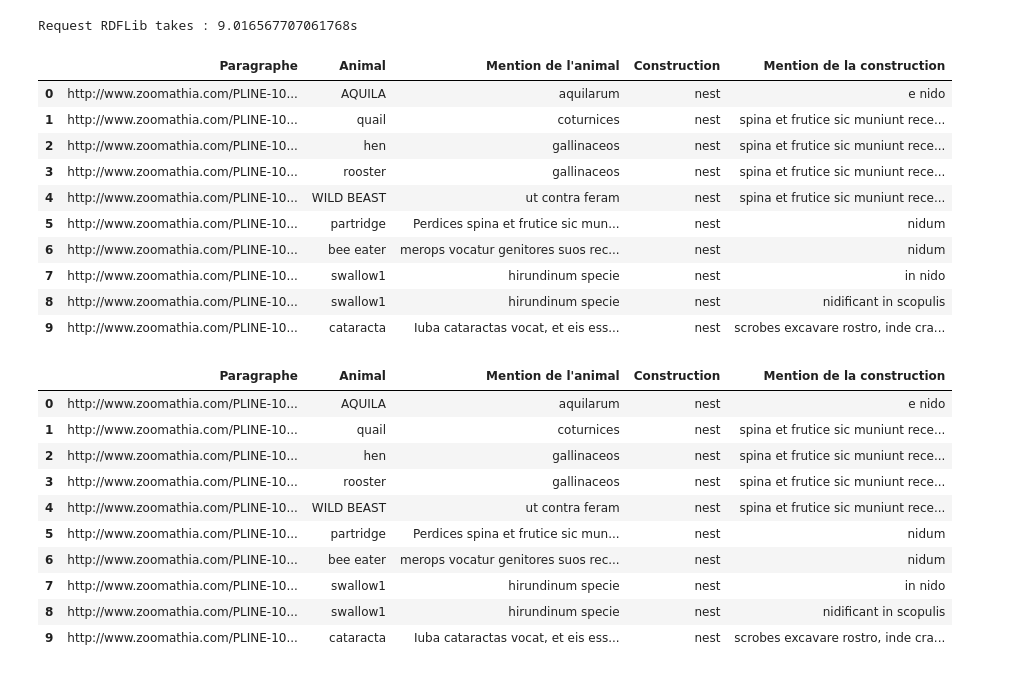
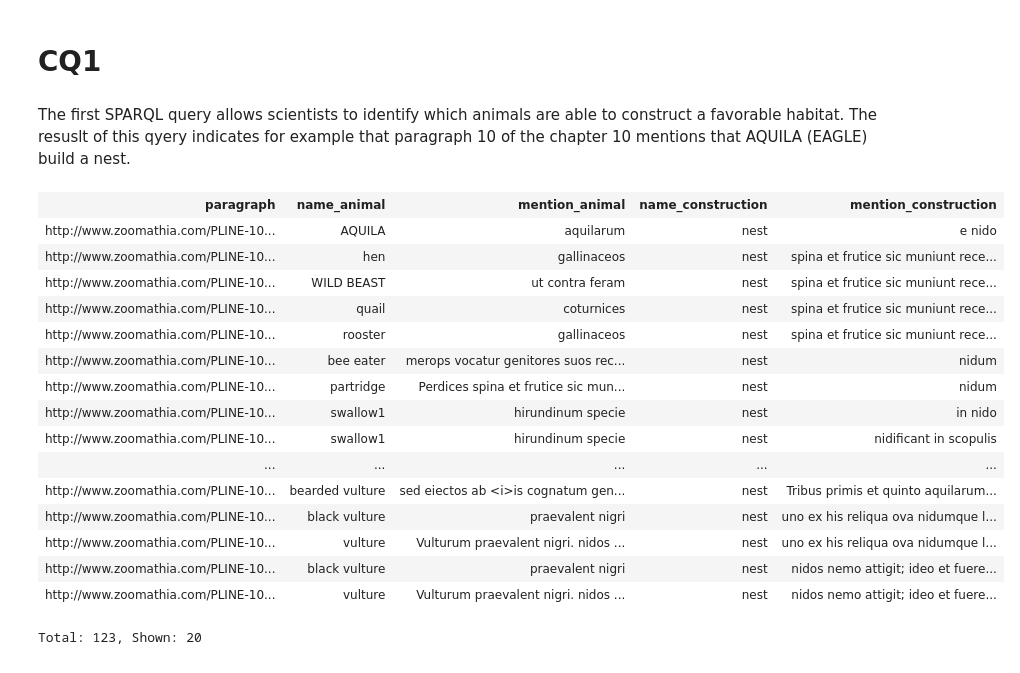
Before and after one commit to Sensaku/CEPAM-CNRS-Zoomathia, a Jupyter notebook: Projet_Zoomathia/QC/Pline-KG_Queries.ipynb, the cells around one changed output. Cells and saved outputs as stored; diff of their text form; code cells hidden in the pictures.

```diff
--- a/Projet_Zoomathia/QC/Pline-KG_Queries.ipynb
+++ b/Projet_Zoomathia/QC/Pline-KG_Queries.ipynb
@@ -24,76 +30,53 @@ Requirement already satisfied: six in c:\program files\python310\lib\site-packag
+# %% [markdown]
+# CQ1
+# %% [markdown]
+The first SPARQL query allows scientists to identify which animals are able to construct a favorable habitat. The resuslt of this qyery indicates for example that paragraph 10 of the chapter 10 mentions that AQUILA (EAGLE) build a nest.
 # %%
-alpha = time()
-g = Graph()
-g.parse("./ontology/annotations.ttl")
-g.parse("./ontology/paragraph.ttl")
-g.parse("./ontology/th310.ttl")
-
-label = ["Paragraphe", "Animal", "Mention de l'animal", "Construction", "Mention de la construction"]
-
-qc1 = """PREFIX oa:     <http://www.w3.org/ns/oa#>
-PREFIX skos: <http://www.w3.org/2004/02/skos/core#>
-PREFIX schema:  <http://schema.org/>
-
 SELECT DISTINCT ?paragraph ?name_animal ?mention_animal ?name_construction ?mention_construction WHERE {
   ?annotation1 a oa:Annotation;
               oa:hasBody ?animal;
               oa:hasTarget ?target1.
   ?target1 oa:hasSource ?paragraph;
      oa:hasSelector ?selector.
 
   ?selector oa:exact ?mention_animal.
 
   ?animal a skos:Concept;
        skos:prefLabel ?name_animal.
 
   ?animal_collection a skos:Collection;
        skos:prefLabel "Ancient class"@en;
        skos:member ?animal.
 
   ?annotation2 oa:hasBody ?construction;
         oa:hasTarget ?target2.
   ?target2 oa:hasSource ?paragraph;
       oa:hasSelector ?selector2.
   ?selector2 oa:exact ?mention_construction.
 
   ?construction skos:prefLabel ?name_construction;
      	            skos:broader+ ?construction_generique.
   ?construction_generique skos:prefLabel "house building"@en.
 
   FILTER (lang(?name_animal) = "en").
   FILTER (lang(?name_construction) = "en")
 }
 ORDER BY ?paragraph
-LIMIT 10
-"""
-
-result = g.query(qc1)
-print(f"Request RDFLib takes : {time() - alpha}s")
 # %% [output]
+| paragraph | name_animal | mention_animal | name_construction | mention_construction |
+| http://www.zoomathia.com/PLINE-10... | AQUILA | aquilarum | nest | e nido |
+| http://www.zoomathia.com/PLINE-10... | hen | gallinaceos | nest | spina et frutice sic muniunt rece... |
+| http://www.zoomathia.com/PLINE-10... | WILD BEAST | ut contra feram | nest | spina et frutice sic muniunt rece... |
+| http://www.zoomathia.com/PLINE-10... | quail | coturnices | nest | spina et frutice sic muniunt rece... |
+| http://www.zoomathia.com/PLINE-10... | rooster | gallinaceos | nest | spina et frutice sic muniunt rece... |
+| http://www.zoomathia.com/PLINE-10... | bee eater | merops vocatur genitores suos rec... | nest | nidum |
+| http://www.zoomathia.com/PLINE-10... | partridge | Perdices spina et frutice sic mun... | nest | nidum |
+| http://www.zoomathia.com/PLINE-10... | swallow1 | hirundinum specie | nest | in nido |
+| http://www.zoomathia.com/PLINE-10... | swallow1 | hirundinum specie | nest | nidificant in scopulis |
+| ... | ... | ... | ... | ... |
+| http://www.zoomathia.com/PLINE-10... | bearded vulture | sed eiectos ab <i>is cognatum gen... | nest | Tribus primis et quinto aquilarum... |
+| http://www.zoomathia.com/PLINE-10... | black vulture | praevalent nigri | nest | uno ex his reliqua ova nidumque l... |
+| http://www.zoomathia.com/PLINE-10... | vulture | Vulturum praevalent nigri. nidos ... | nest | uno ex his reliqua ova nidumque l... |
+| http://www.zoomathia.com/PLINE-10... | black vulture | praevalent nigri | nest | nidos nemo attigit; ideo et fuere... |
+| http://www.zoomathia.com/PLINE-10... | vulture | Vulturum praevalent nigri. nidos ... | nest | nidos nemo attigit; ideo et fuere... |
-Request RDFLib takes : 9.016567707061768s
+Total: 123, Shown: 20
-|  | Paragraphe | Animal | Mention de l'animal | Construction | Mention de la construction |
-| 0 | http://www.zoomathia.com/PLINE-10... | AQUILA | aquilarum | nest | e nido |
-| 1 | http://www.zoomathia.com/PLINE-10... | quail | coturnices | nest | spina et frutice sic muniunt rece... |
-| 2 | http://www.zoomathia.com/PLINE-10... | hen | gallinaceos | nest | spina et frutice sic muniunt rece... |
-| 3 | http://www.zoomathia.com/PLINE-10... | rooster | gallinaceos | nest | spina et frutice sic muniunt rece... |
-| 4 | http://www.zoomathia.com/PLINE-10... | WILD BEAST | ut contra feram | nest | spina et frutice sic muniunt rece... |
-| 5 | http://www.zoomathia.com/PLINE-10... | partridge | Perdices spina et frutice sic mun... | nest | nidum |
-| 6 | http://www.zoomathia.com/PLINE-10... | bee eater | merops vocatur genitores suos rec... | nest | nidum |
-| 7 | http://www.zoomathia.com/PLINE-10... | swallow1 | hirundinum specie | nest | in nido |
-| 8 | http://www.zoomathia.com/PLINE-10... | swallow1 | hirundinum specie | nest | nidificant in scopulis |
-| 9 | http://www.zoomathia.com/PLINE-10... | cataracta | Iuba cataractas vocat, et eis ess... | nest | scrobes excavare rostro, inde cra... |
-# %%
-dt_res = pd.DataFrame(list(map(lambda x: [x.paragraph, x.name_animal, x.mention_animal, x.name_construction, x.mention_construction],result)), columns=label)
-display(dt_res)
-# %% [output]
-|  | Paragraphe | Animal | Mention de l'animal | Construction | Mention de la construction |
-| 0 | http://www.zoomathia.com/PLINE-10... | AQUILA | aquilarum | nest | e nido |
-| 1 | http://www.zoomathia.com/PLINE-10... | quail | coturnices | nest | spina et frutice sic muniunt rece... |
-| 2 | http://www.zoomathia.com/PLINE-10... | hen | gallinaceos | nest | spina et frutice sic muniunt rece... |
-| 3 | http://www.zoomathia.com/PLINE-10... | rooster | gallinaceos | nest | spina et frutice sic muniunt rece... |
-| 4 | http://www.zoomathia.com/PLINE-10... | WILD BEAST | ut contra feram | nest | spina et frutice sic muniunt rece... |
-| 5 | http://www.zoomathia.com/PLINE-10... | partridge | Perdices spina et frutice sic mun... | nest | nidum |
-| 6 | http://www.zoomathia.com/PLINE-10... | bee eater | merops vocatur genitores suos rec... | nest | nidum |
-| 7 | http://www.zoomathia.com/PLINE-10... | swallow1 | hirundinum specie | nest | in nido |
-| 8 | http://www.zoomathia.com/PLINE-10... | swallow1 | hirundinum specie | nest | nidificant in scopulis |
-| 9 | http://www.zoomathia.com/PLINE-10... | cataracta | Iuba cataractas vocat, et eis ess... | nest | scrobes excavare rostro, inde cra... |
```
Also changed, not shown: parts of 26 cells of this notebook.
